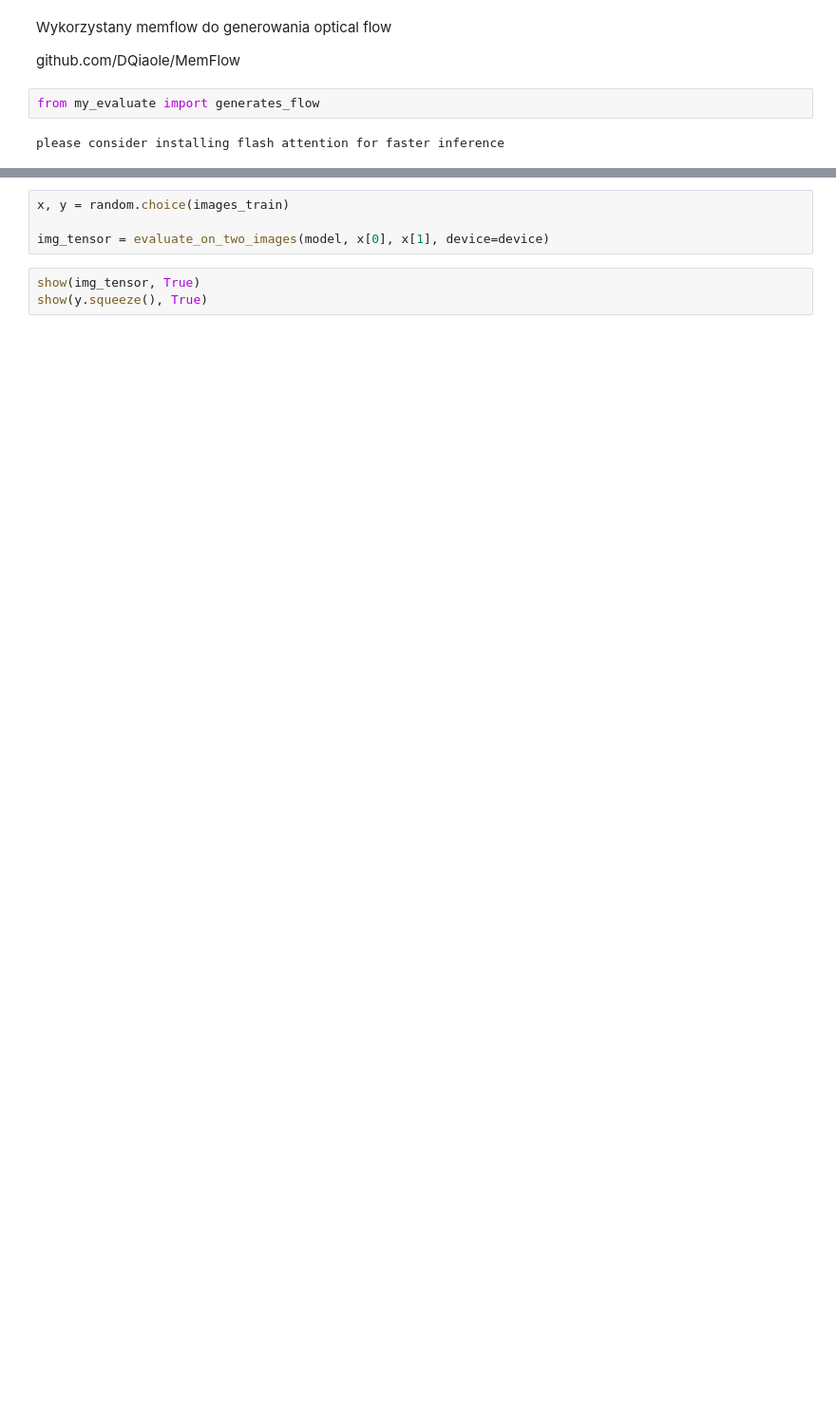
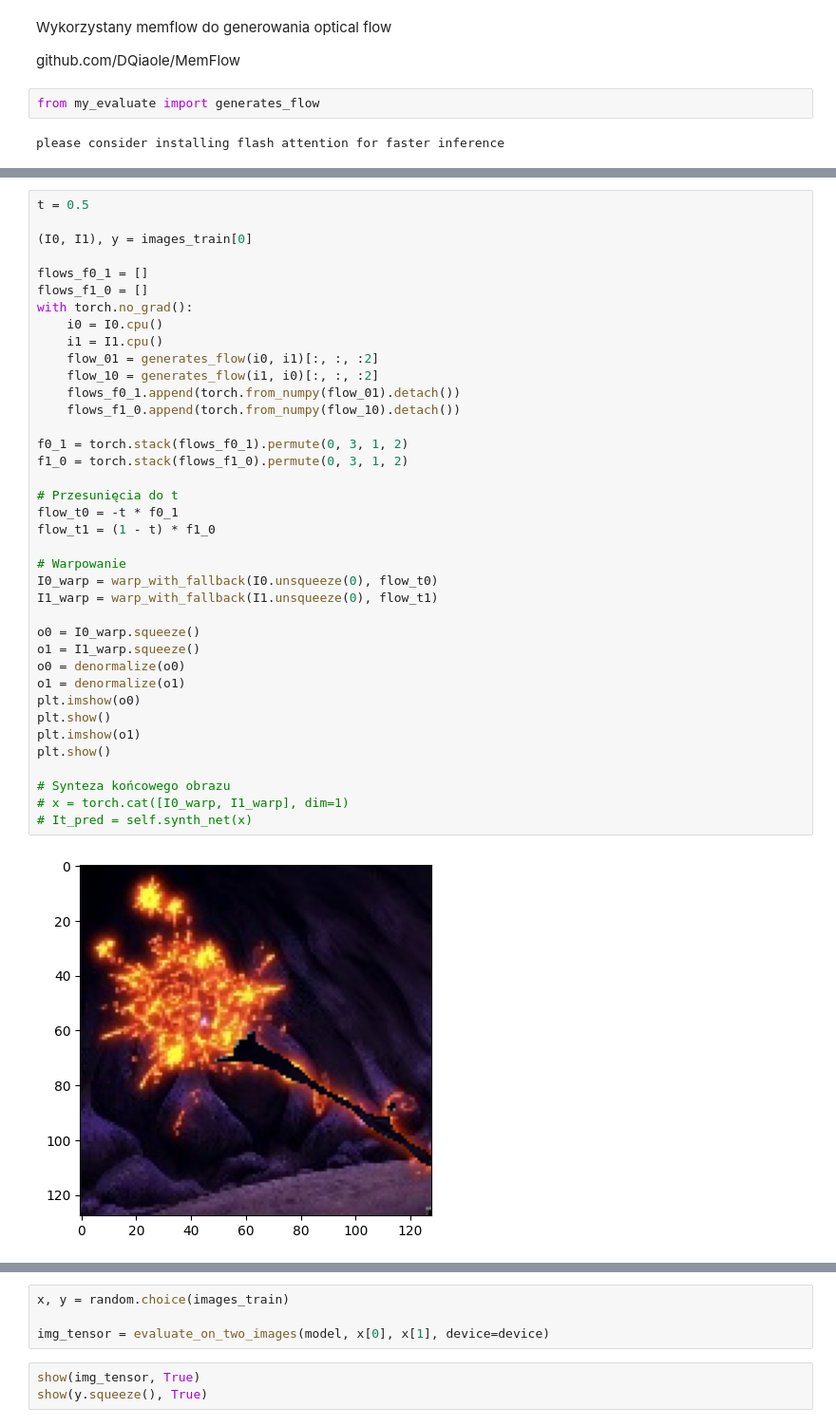
Before and after one commit to twezowic/SIGK, a Jupyter notebook: lab5/note.ipynb, the cells around one changed output, grey strips where cells are left out. Shown at 95% size. Cells and saved outputs as stored; diff of their text form; blank space fills up the shorter version.

```diff
--- a/lab5/note.ipynb
+++ b/lab5/note.ipynb
@@ -253,0 +265,40 @@ for epoch in range(epochs):
+# %%
+t = 0.5
+
+(I0, I1), y = images_train[0]
+
+flows_f0_1 = []
+flows_f1_0 = []
+with torch.no_grad():
+    i0 = I0.cpu()
+    i1 = I1.cpu()
+    flow_01 = generates_flow(i0, i1)[:, :, :2]
+    flow_10 = generates_flow(i1, i0)[:, :, :2]
+    flows_f0_1.append(torch.from_numpy(flow_01).detach())
+    flows_f1_0.append(torch.from_numpy(flow_10).detach())
+
+f0_1 = torch.stack(flows_f0_1).permute(0, 3, 1, 2)
+f1_0 = torch.stack(flows_f1_0).permute(0, 3, 1, 2)
+
+# Przesunięcia do t
+flow_t0 = -t * f0_1
+flow_t1 = (1 - t) * f1_0
+
+# Warpowanie
+I0_warp = warp_with_fallback(I0.unsqueeze(0), flow_t0)
+I1_warp = warp_with_fallback(I1.unsqueeze(0), flow_t1)
+
+o0 = I0_warp.squeeze()
+o1 = I1_warp.squeeze()
+o0 = denormalize(o0)
+o1 = denormalize(o1)
+plt.imshow(o0)
+plt.show()
+plt.imshow(o1)
+plt.show()
+
+# Synteza końcowego obrazu
+# x = torch.cat([I0_warp, I1_warp], dim=1)
+# It_pred = self.synth_net(x)
+# %% [output]
+[figure, added]
```
Also changed, not shown: parts of 12 cells of this notebook, 3 other files.
